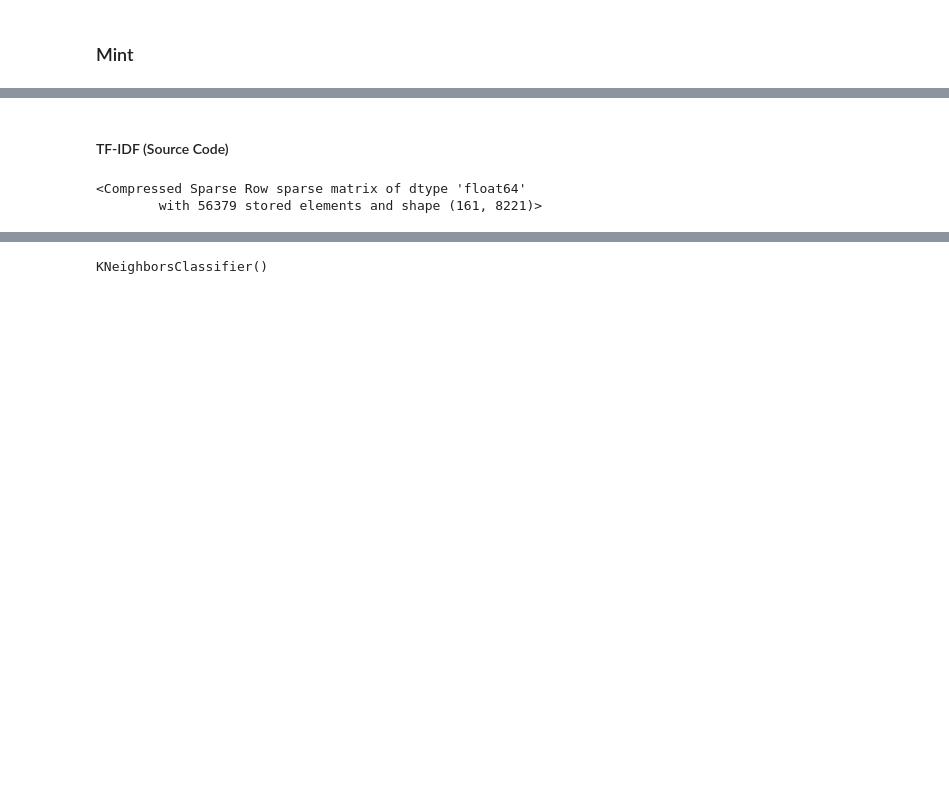
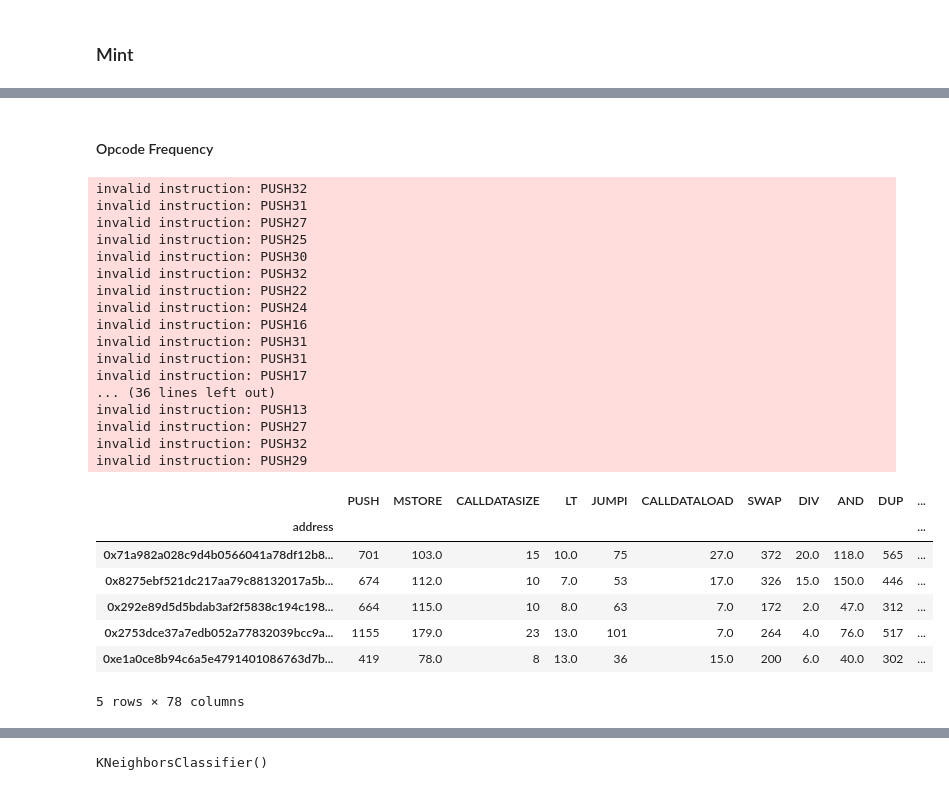
Before and after one commit to patorsiang/rugpull-detection-msc-kent-2025, a Jupyter notebook: ml/notebooks/experiment/1_groundtruth_with_large/__main__.ipynb, the cells around one changed output, grey strips where cells are left out. Saved outputs shown, nothing was run; the diff lists cells and outputs as text; code cells hidden in the pictures; blank space fills up the shorter version.

```diff
--- a/ml/notebooks/experiment/1_groundtruth_with_large/__main__.ipynb
+++ b/ml/notebooks/experiment/1_groundtruth_with_large/__main__.ipynb
@@ -101,3 +98,3 @@ def Model(input_dim, output_dim):
 # %% [markdown]
-#### TF-IDF (Source Code)
+#### Opcode Frequency
 # %%
@@ -105,12 +102,35 @@ from scripts.feature_extractions.tf_idf import get_tf_idf_vector
 # %%
 from sklearn.neighbors import KNeighborsClassifier
 # %%
-X, cols  = get_tf_idf_vector(sol_files)
-# X.head()
-X
+X  = get_opcodes_freq_from_files(hex_files)
+cols = X.columns
+X.head()
 # %% [output]
-<Compressed Sparse Row sparse matrix of dtype 'float64'
-        with 56379 stored elements and shape (161, 8221)>
+invalid instruction: PUSH32
+invalid instruction: PUSH31
+invalid instruction: PUSH27
+invalid instruction: PUSH25
+invalid instruction: PUSH30
+invalid instruction: PUSH32
+invalid instruction: PUSH22
+invalid instruction: PUSH24
+invalid instruction: PUSH16
+invalid instruction: PUSH31
+invalid instruction: PUSH31
+invalid instruction: PUSH17
+... (36 lines left out)
+invalid instruction: PUSH13
+invalid instruction: PUSH27
+invalid instruction: PUSH32
+invalid instruction: PUSH29
+|  | PUSH | MSTORE | CALLDATASIZE | LT | JUMPI | CALLDATALOAD | SWAP | DIV | AND | DUP | ... |
+| address |  |  |  |  |  |  |  |  |  |  | ... |
+| 0x71a982a028c9d4b0566041a78df12b8... | 701 | 103.0 | 15 | 10.0 | 75 | 27.0 | 372 | 20.0 | 118.0 | 565 | ... |
+| 0x8275ebf521dc217aa79c88132017a5b... | 674 | 112.0 | 10 | 7.0 | 53 | 17.0 | 326 | 15.0 | 150.0 | 446 | ... |
+| 0x292e89d5d5bdab3af2f5838c194c198... | 664 | 115.0 | 10 | 8.0 | 63 | 7.0 | 172 | 2.0 | 47.0 | 312 | ... |
+| 0x2753dce37a7edb052a77832039bcc9a... | 1155 | 179.0 | 23 | 13.0 | 101 | 7.0 | 264 | 4.0 | 76.0 | 517 | ... |
+| 0xe1a0ce8b94c6a5e4791401086763d7b... | 419 | 78.0 | 8 | 13.0 | 36 | 15.0 | 200 | 6.0 | 40.0 | 302 | ... |
+5 rows × 78 columns
 # %%
 X_train, X_test, y_train, y_test = train_test_split(
     X, y, test_size=0.2, random_state=42
```
Also changed, not shown: parts of 58 cells of this notebook, 40 other files.
